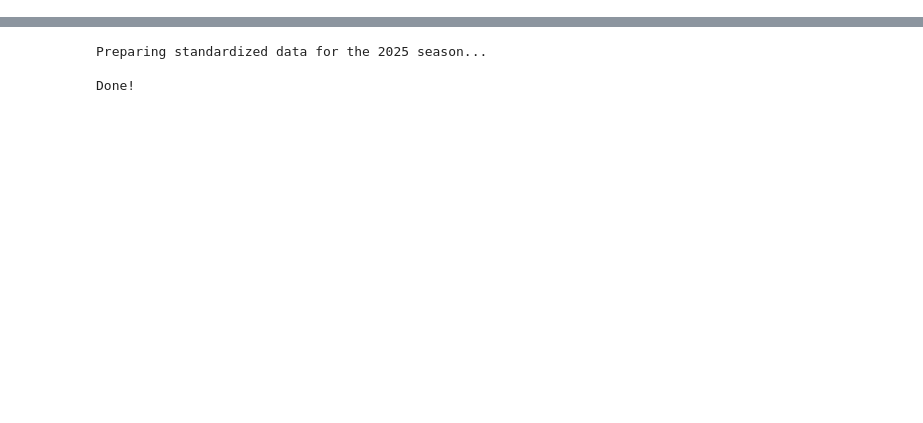
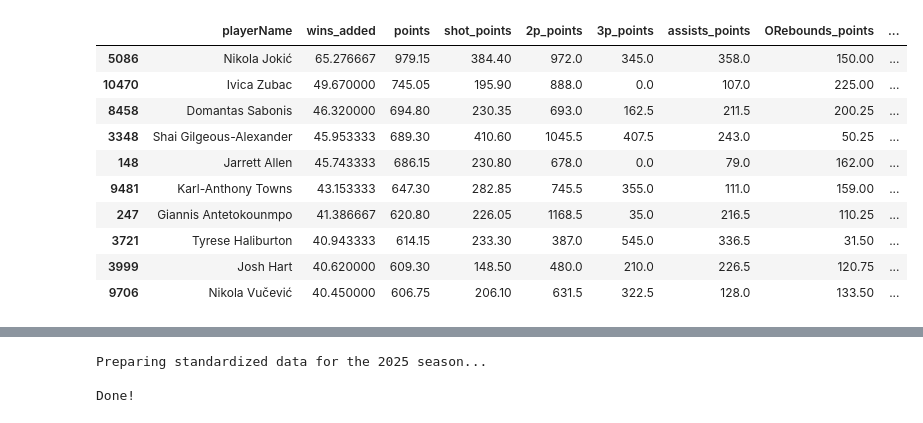
Before and after one commit to Reece236/BOOKER, a Jupyter notebook: full_model/notebook.ipynb, the cells around one changed output, grey strips where cells are left out. Saved outputs shown, nothing was run; the diff lists cells and outputs as text; code cells hidden in the pictures; blank space fills up the shorter version.

```diff
--- a/full_model/notebook.ipynb
+++ b/full_model/notebook.ipynb
@@ -472,0 +594,14 @@ df_season
+# %%
+df25[['playerName', 'wins_added', 'points','shot_points', '2p_points', '3p_points', 'assists_points', 'ORebounds_points', 'DRebounds_points', 'steals_points', 'blocks_points', 'turnovers_points', 'personalFouls_points', 'fieldAttempts_points', 'ftAttempts_points', 'ft_points']].sort_values('wins_added', ascending=False).head(10)
+# %% [output]
+|  | playerName | wins_added | points | shot_points | 2p_points | 3p_points | assists_points | ORebounds_points | ... |
+| 5086 | Nikola Jokić | 65.276667 | 979.15 | 384.40 | 972.0 | 345.0 | 358.0 | 150.00 | ... |
+| 10470 | Ivica Zubac | 49.670000 | 745.05 | 195.90 | 888.0 | 0.0 | 107.0 | 225.00 | ... |
+| 8458 | Domantas Sabonis | 46.320000 | 694.80 | 230.35 | 693.0 | 162.5 | 211.5 | 200.25 | ... |
+| 3348 | Shai Gilgeous-Alexander | 45.953333 | 689.30 | 410.60 | 1045.5 | 407.5 | 243.0 | 50.25 | ... |
+| 148 | Jarrett Allen | 45.743333 | 686.15 | 230.80 | 678.0 | 0.0 | 79.0 | 162.00 | ... |
+| 9481 | Karl-Anthony Towns | 43.153333 | 647.30 | 282.85 | 745.5 | 355.0 | 111.0 | 159.00 | ... |
+| 247 | Giannis Antetokounmpo | 41.386667 | 620.80 | 226.05 | 1168.5 | 35.0 | 216.5 | 110.25 | ... |
+| 3721 | Tyrese Haliburton | 40.943333 | 614.15 | 233.30 | 387.0 | 545.0 | 336.5 | 31.50 | ... |
+| 3999 | Josh Hart | 40.620000 | 609.30 | 148.50 | 480.0 | 210.0 | 226.5 | 120.75 | ... |
+| 9706 | Nikola Vučević | 40.450000 | 606.75 | 206.10 | 631.5 | 322.5 | 128.0 | 133.50 | ... |
```
Also changed, not shown: parts of 19 cells of this notebook, 8 other files.
